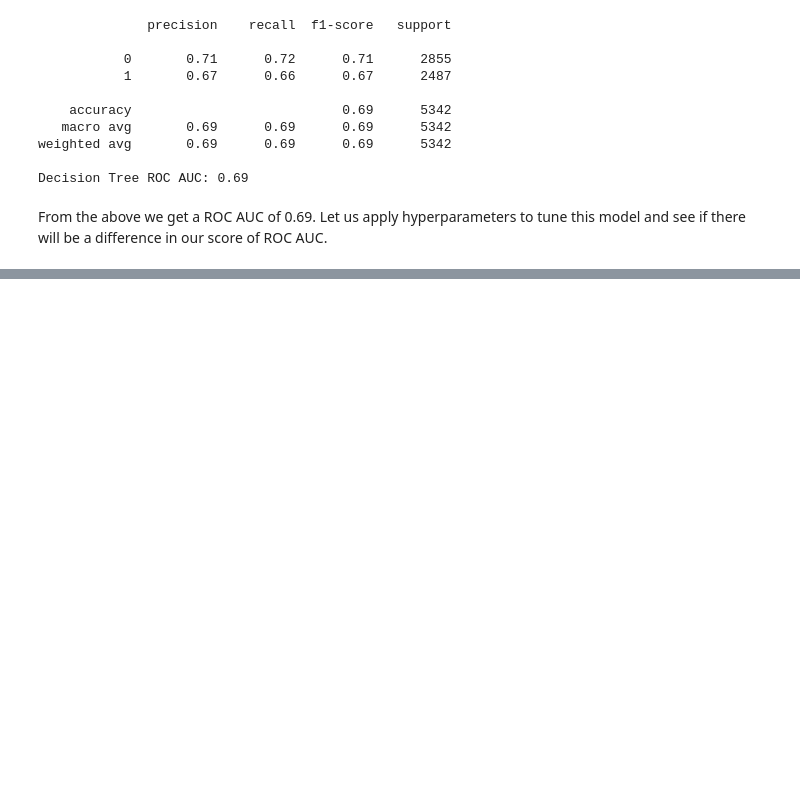
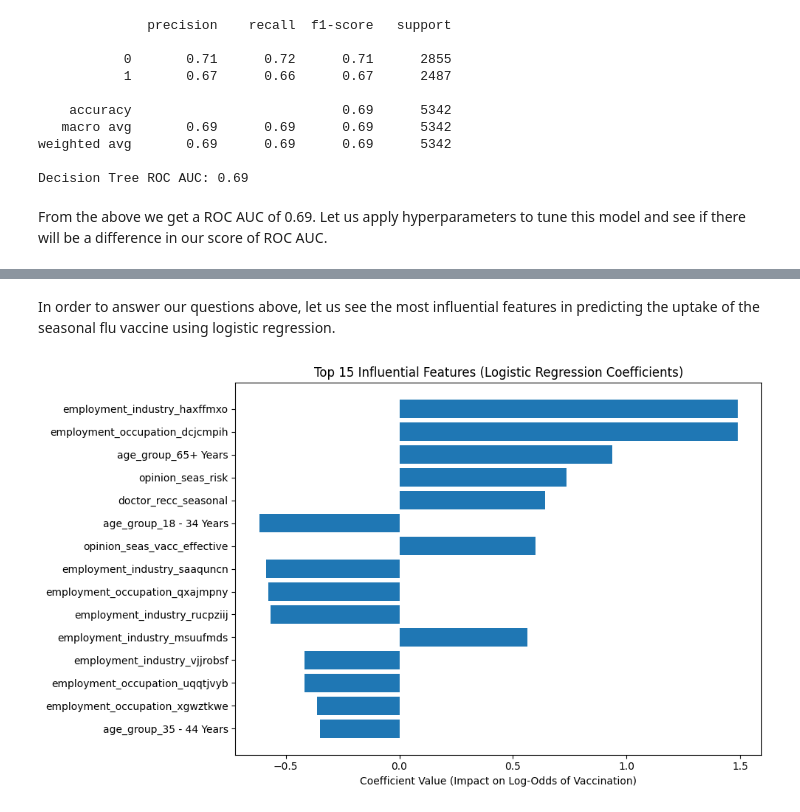
Before and after one commit to msnjerig/End-of-phase3-PROJECT, a Jupyter notebook: index.ipynb, the cells around one changed output, grey strips where cells are left out. Cells and saved outputs as stored; diff of their text form; code cells hidden in the pictures; blank space fills up the shorter version.

Commit message:
added model evaluation

```diff
--- a/index.ipynb
+++ b/index.ipynb
@@ -278,0 +321,27 @@ print(f"Optimized Decision Tree ROC AUC: {tree_auc_best:.2f}")
+# %% [markdown]
+In order to answer our questions above, let us see the most influential features in predicting the uptake of the seasonal flu vaccine using logistic regression.
+# %%
+
+# Extract coefficients and feature names
+log_reg_model = final_model.named_steps['classifier']
+encoded_cat_features = final_model.named_steps['preprocessor'] \
+    .transformers_[1][1] \
+    .named_steps['encoder'] \
+    .get_feature_names_out(categorical_cols)
+all_features = numeric_cols + list(encoded_cat_features)
+coefficients = log_reg_model.coef_[0]
+
+# Create and plot top 15 influential features
+coef_df = pd.DataFrame({'feature': all_features, 'coefficient': coefficients})
+coef_df['abs_coef'] = np.abs(coef_df['coefficient'])
+top_features = coef_df.sort_values(by='abs_coef', ascending=False).head(15)
+
+plt.figure(figsize=(10, 6))
+plt.barh(top_features['feature'], top_features['coefficient'])
+plt.title("Top 15 Influential Features (Logistic Regression Coefficients)")
+plt.xlabel("Coefficient Value (Impact on Log-Odds of Vaccination)")
+plt.gca().invert_yaxis()
+plt.tight_layout()
+plt.show()
+# %% [output]
+[figure, added]
```
Also changed, not shown: parts of 6 cells of this notebook.
